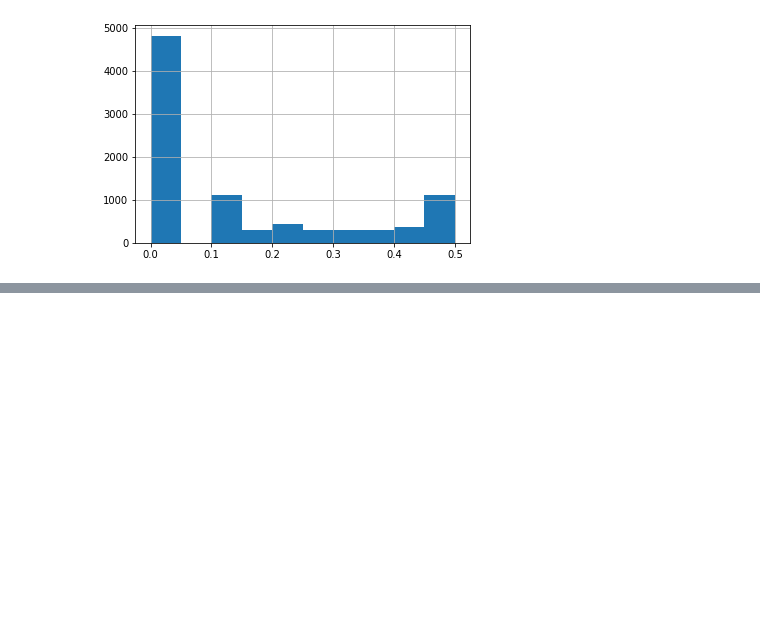
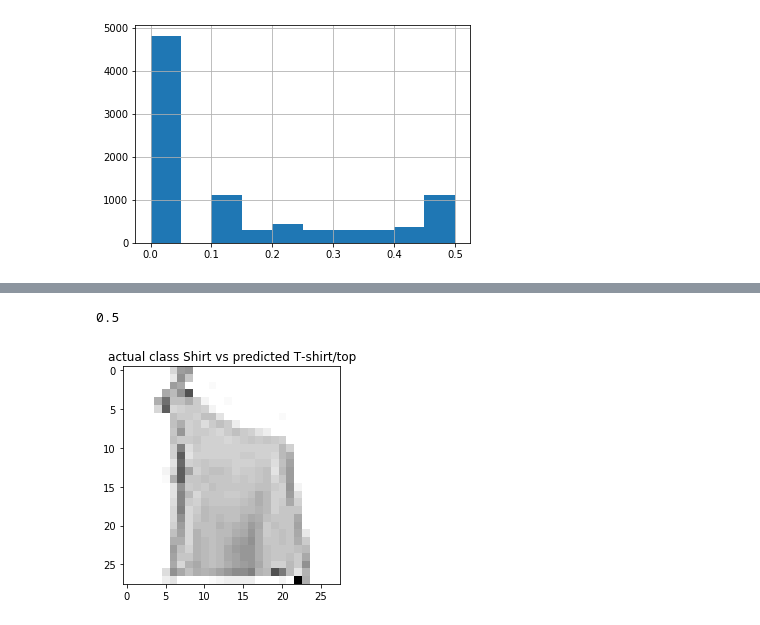
Before and after one commit to annamiri/cornerstone-project, a Jupyter notebook: A_008_fashion_MNIST_one_class_missing_clean.ipynb, the cells around one changed output, grey strips where cells are left out. Saved outputs shown, nothing was run; the diff lists cells and outputs as text; code cells hidden in the pictures; blank space fills up the shorter version.

```diff
--- a/A_008_fashion_MNIST_one_class_missing_clean.ipynb
+++ b/A_008_fashion_MNIST_one_class_missing_clean.ipynb
@@ -404,0 +430,13 @@ pd[pd['soll'] != 9][4].hist()
+# %%
+i = 6566
+actual_class = pd[pd['soll'] != pd[0]]['soll'][i]
+predicted_class = pd[pd['soll'] != pd[0]][0][i]
+start = i
+end = start+1
+
+plt.imshow(np.squeeze(test_x[start:end][0], axis = 2), cmap=plt.cm.binary)
+plt.title("actual class " + class_names[actual_class] + " vs predicted " + class_names[predicted_class])
+pd[4][i]
+# %% [output]
+0.5
+[figure, added]
```
Also changed, not shown: parts of 2 cells of this notebook.
